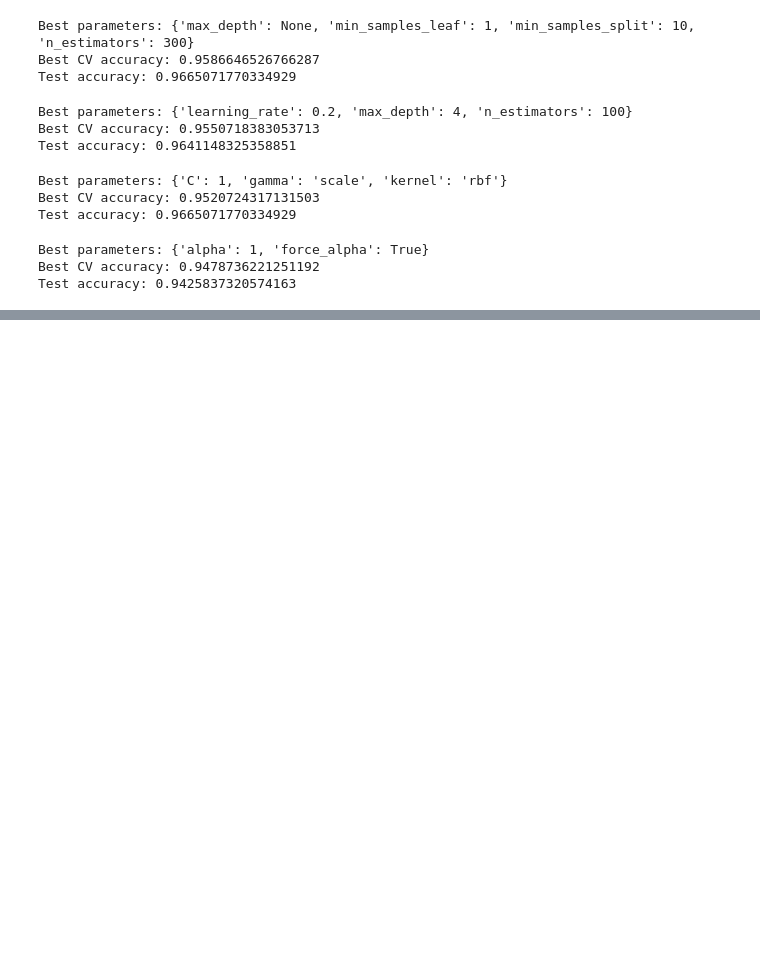
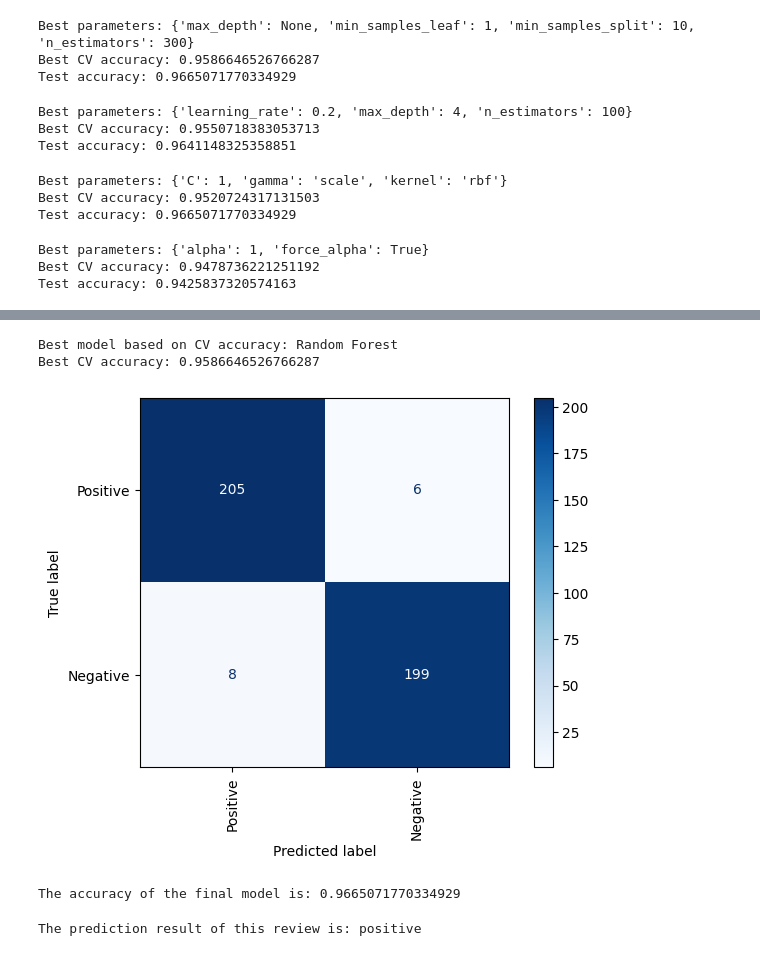
Before and after one commit to ruijiehe0519-png/AI_AH2179, a Jupyter notebook: assignment2.ipynb, the cells around one changed output, grey strips where cells are left out. Drawn from its saved outputs; the diff is of its cells as text; code cells hidden in the pictures; blank space fills up the shorter version.

```diff
--- a/assignment2.ipynb
+++ b/assignment2.ipynb
@@ -363,12 +450,63 @@ Test accuracy: 0.9425837320574163
+# %%
+best_cv_model = results_df['CV Accuracy'].astype(float).idxmax()
+
+print("Best model based on CV accuracy:", best_cv_model)
+print(
+    "Best CV accuracy:",
+    results_df.loc[best_cv_model, 'CV Accuracy']
+)
+final_model = best_rf_model
+# %% [output]
+Best model based on CV accuracy: Random Forest
+Best CV accuracy: 0.9586646526766287
 # %%
+from sklearn.metrics import ConfusionMatrixDisplay
+from sklearn.metrics import accuracy_score
+import matplotlib.pyplot as plt
+
+cmd = ConfusionMatrixDisplay
+
 cmd.from_estimator(
-    model,
-    x_test_vectorized,
+    final_model,
+    X_test_vectorized,
     y_test,
-    display_labels=['Positive','Negative'],
+    display_labels=['Positive', 'Negative'],
     cmap='Blues',
     xticks_rotation='vertical'
+)
+
+plt.show()
+
+# Calculate accuracy
+print(
+    'The accuracy of the final model is: ' +
+    str(
+        accuracy_score(
+            y_test,
+            final_model.predict(X_test_vectorized)
+        )
     )
-
-#calculate accuracy
-print('The accuracy of the model is: '+str(accuracy_score(y_test,model.predict(x_test_vectorized))))
+)
+# %% [output]
+[figure, added]
+The accuracy of the final model is: 0.9665071770334929
+# %%
+# Here you change the reviews
+text = 'Adayala road is clear'
+
+# Make a prediction for this review
+score = final_model.predict_proba(
+    vectorizer.transform([text])
+)[0][1]
+
+if score > 0.5:
+    attitude = 'negative'
+else:
+    attitude = 'positive'
+
+print(
+    'The prediction result of this review is: ' +
+    attitude
+)
+# %% [output]
+The prediction result of this review is: positive
```
Also changed, not shown: parts of 2 cells of this notebook.
